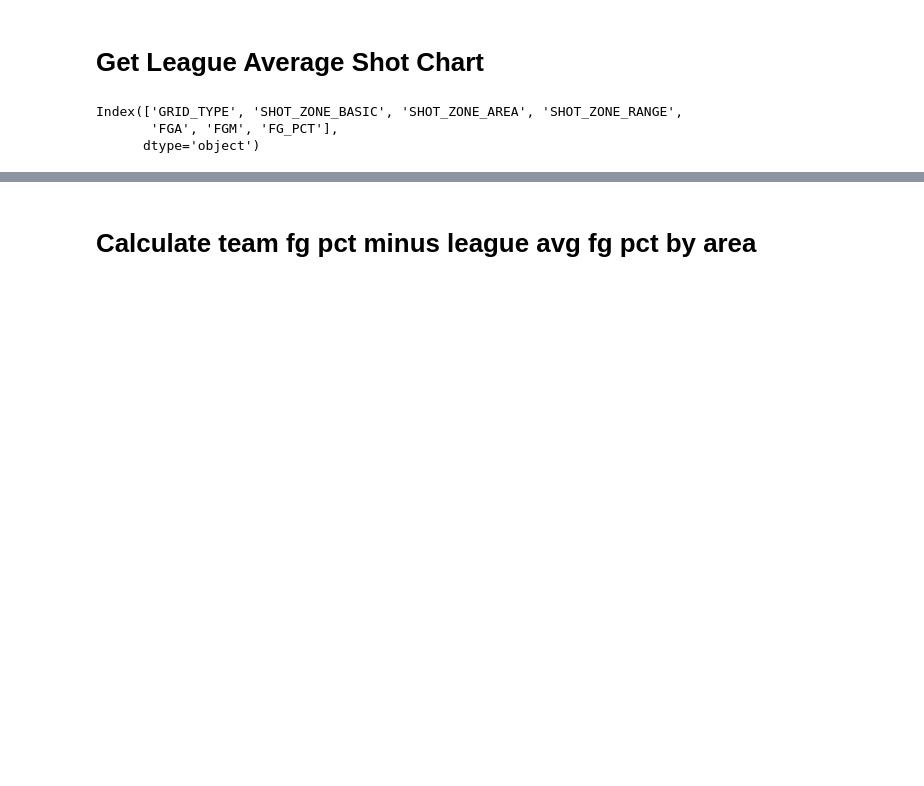
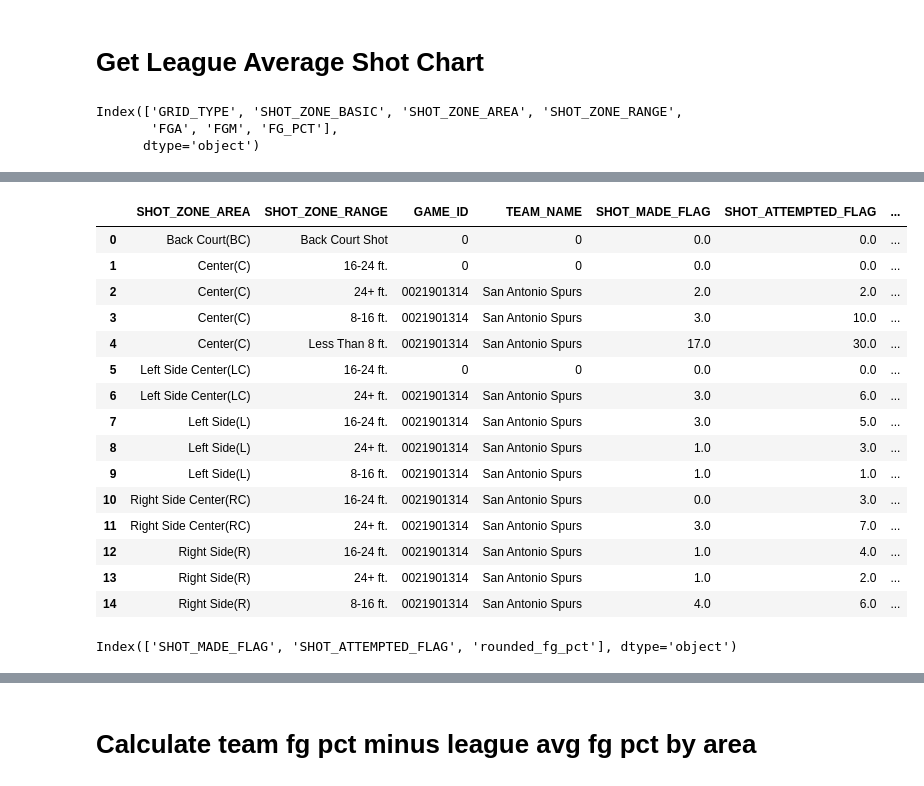
Before and after one commit to SpecCRA/vlads_data_project, a Jupyter notebook: get_shots_data.ipynb, the cells around one changed output, grey strips where cells are left out. Saved outputs shown, nothing was run; the diff lists cells and outputs as text; code cells hidden in the pictures; blank space fills up the shorter version.

Commit message:
finished everything except rotations data scraper

```diff
--- a/get_shots_data.ipynb
+++ b/get_shots_data.ipynb
@@ -305,5 +360,14 @@ league_avg_df = league_avg_df.groupby(groupby_cols)[out_cols].sum().reset_index(
 # %%
-league_avg_df = league_avg.data_sets[1].get_data_frame() # league averages is 1
-league_avg_df = rename_cols(league_avg_df)
-league_avg_df['rounded_fg_pct'] = (league_avg_df.fg_pct * 100).astype(int)
-league_avg_df['formatted_fg_pct'] = round(league_avg_df.rounded_fg_pct).astype(str) + '%'
+# league_avg_df = league_avg.data_sets[1].get_data_frame() # league averages is 1
+# league_avg_df = rename_cols(league_avg_df)
+# league_avg_df['rounded_fg_pct'] = (league_avg_df.fg_pct * 100).astype(int)
+# league_avg_df['formatted_fg_pct'] = round(league_avg_df.rounded_fg_pct).astype(str) + '%'
+# %%
+# Create df with standard shot area zones
+zones = league_avg_df[['SHOT_ZONE_AREA', 'SHOT_ZONE_RANGE']].copy()
+# zones.rename(columns = {
+#     'SHOT_ZONE_AREA' : 'SHOT_ZONE_AREA'.lower(),
+#     'SHOT_ZONE_RANGE' : 'SHOT_ZONE_RANGE'.lower()
+# },
+# inplace=True)
+zones
@@ -309,0 +407,27 @@ league_avg_df['formatted_fg_pct'] = round(league_avg_df.rounded_fg_pct).astype(s
+# %%
+new_df = zones.merge(clean_spurs_shots_df, on = ['SHOT_ZONE_AREA', 'SHOT_ZONE_RANGE'], how='left')
+# %%
+new_df.fillna(0, inplace=True)
+# %%
+new_df
+# %% [output]
+|  | SHOT_ZONE_AREA | SHOT_ZONE_RANGE | GAME_ID | TEAM_NAME | SHOT_MADE_FLAG | SHOT_ATTEMPTED_FLAG | ... |
+| 0 | Back Court(BC) | Back Court Shot | 0 | 0 | 0.0 | 0.0 | ... |
+| 1 | Center(C) | 16-24 ft. | 0 | 0 | 0.0 | 0.0 | ... |
+| 2 | Center(C) | 24+ ft. | 0021901314 | San Antonio Spurs | 2.0 | 2.0 | ... |
+| 3 | Center(C) | 8-16 ft. | 0021901314 | San Antonio Spurs | 3.0 | 10.0 | ... |
+| 4 | Center(C) | Less Than 8 ft. | 0021901314 | San Antonio Spurs | 17.0 | 30.0 | ... |
+| 5 | Left Side Center(LC) | 16-24 ft. | 0 | 0 | 0.0 | 0.0 | ... |
+| 6 | Left Side Center(LC) | 24+ ft. | 0021901314 | San Antonio Spurs | 3.0 | 6.0 | ... |
+| 7 | Left Side(L) | 16-24 ft. | 0021901314 | San Antonio Spurs | 3.0 | 5.0 | ... |
+| 8 | Left Side(L) | 24+ ft. | 0021901314 | San Antonio Spurs | 1.0 | 3.0 | ... |
+| 9 | Left Side(L) | 8-16 ft. | 0021901314 | San Antonio Spurs | 1.0 | 1.0 | ... |
+| 10 | Right Side Center(RC) | 16-24 ft. | 0021901314 | San Antonio Spurs | 0.0 | 3.0 | ... |
+| 11 | Right Side Center(RC) | 24+ ft. | 0021901314 | San Antonio Spurs | 3.0 | 7.0 | ... |
+| 12 | Right Side(R) | 16-24 ft. | 0021901314 | San Antonio Spurs | 1.0 | 4.0 | ... |
+| 13 | Right Side(R) | 24+ ft. | 0021901314 | San Antonio Spurs | 1.0 | 2.0 | ... |
+| 14 | Right Side(R) | 8-16 ft. | 0021901314 | San Antonio Spurs | 4.0 | 6.0 | ... |
+# %%
+new_df.iloc[:, 4:7].columns
+# %% [output]
+Index(['SHOT_MADE_FLAG', 'SHOT_ATTEMPTED_FLAG', 'rounded_fg_pct'], dtype='object')
```
Also changed, not shown: parts of 12 cells of this notebook, 18 other files.
